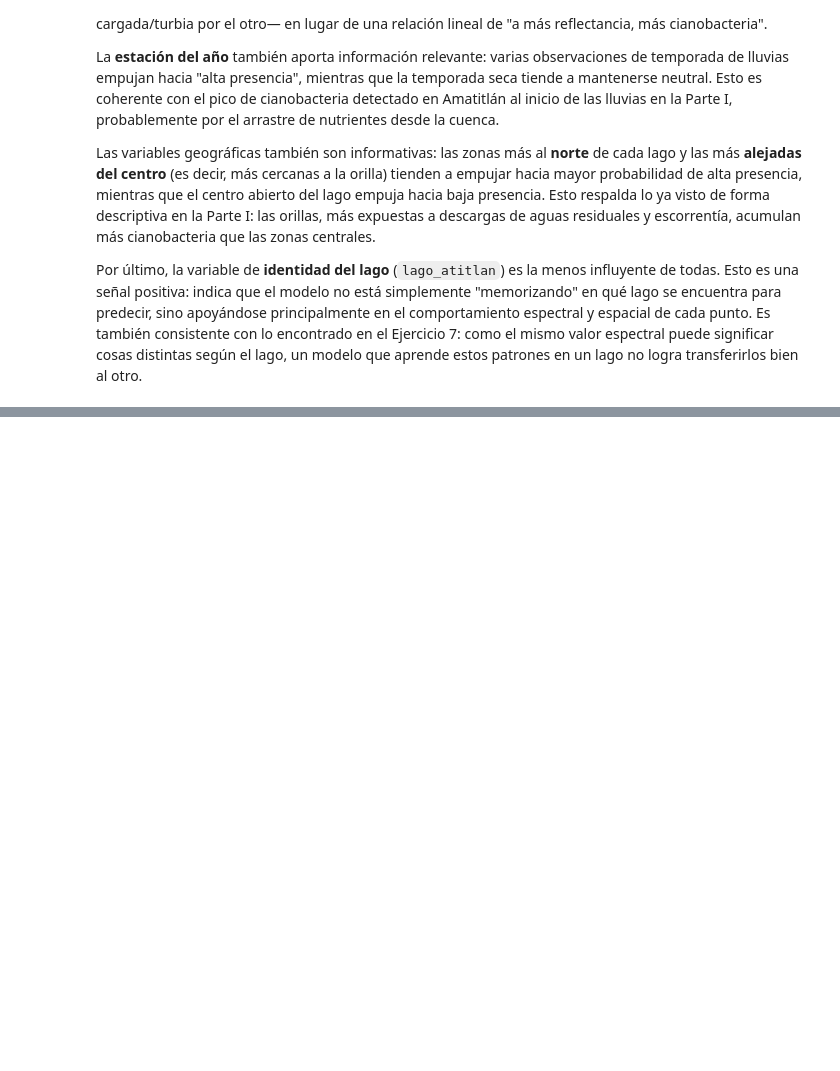
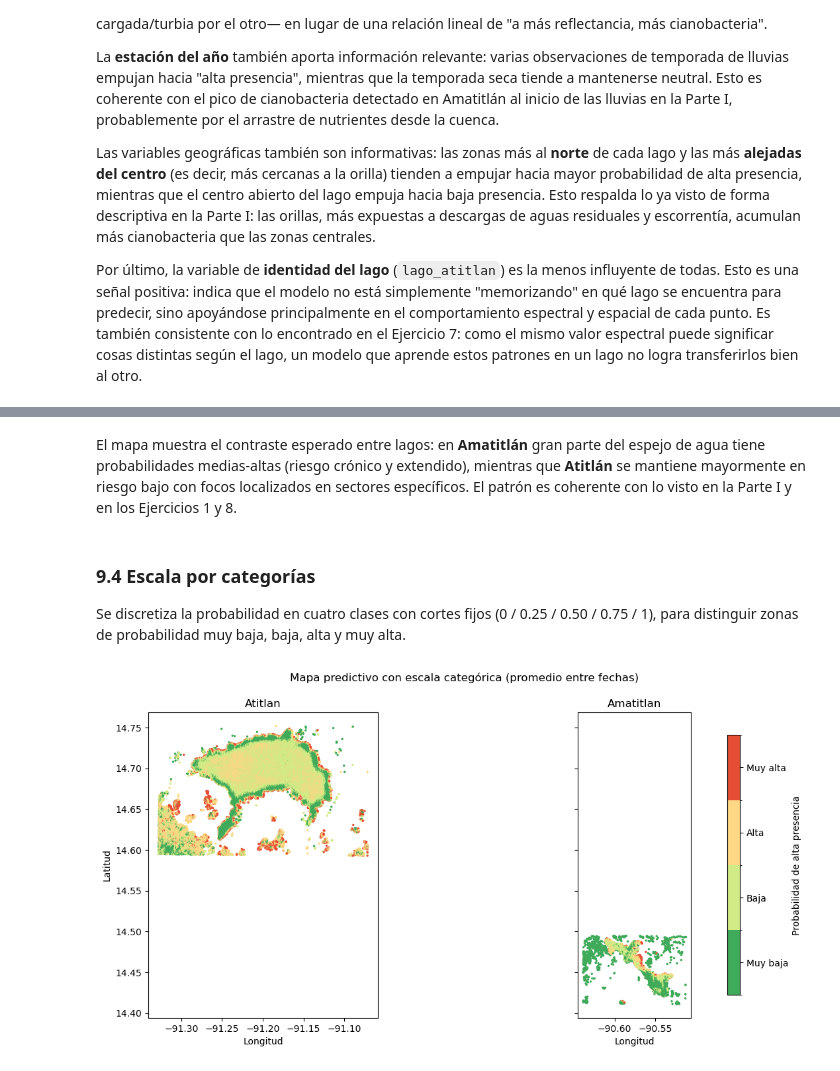
Before and after one commit to Ikeel04/Labs-DS, a Jupyter notebook: Lab4/Laboratorio4_Parte2.ipynb, the cells around one changed output, grey strips where cells are left out. Drawn from its saved outputs; the diff is of its cells as text; code cells hidden in the pictures; blank space fills up the shorter version.

```diff
--- a/Lab4/Laboratorio4_Parte2.ipynb
+++ b/Lab4/Laboratorio4_Parte2.ipynb
@@ -1354,0 +1390,31 @@ lago no logra transferirlos bien al otro.
+# %% [markdown]
+El mapa muestra el contraste esperado entre lagos: en **Amatitlán** gran parte del espejo de agua tiene probabilidades medias-altas (riesgo crónico y extendido), mientras que **Atitlán** se mantiene mayormente en riesgo bajo con focos localizados en sectores específicos. El patrón es coherente con lo visto en la Parte I y en los Ejercicios 1 y 8.
+# %% [markdown]
+### 9.4 Escala por categorías
+
+Se discretiza la probabilidad en cuatro clases con cortes fijos (0 / 0.25 / 0.50 / 0.75 / 1), para distinguir zonas de probabilidad muy baja, baja, alta y muy alta.
+# %%
+from matplotlib.colors import BoundaryNorm, ListedColormap
+
+cortes = [0, 0.25, 0.50, 0.75, 1.0]
+cmap = ListedColormap(plt.get_cmap("RdYlGn_r")(np.linspace(0.15, 0.85, 4)))
+norm = BoundaryNorm(cortes, cmap.N)
+
+fig, axes = plt.subplots(1, 2, figsize=(14, 6), sharey=True)
+for ax, lago in zip(axes, ["atitlan", "amatitlan"]):
+    sub = prob_map[prob_map["lago"] == lago]
+    sc = ax.scatter(sub["lon"], sub["lat"], c=sub["prob_alta"],
+                    cmap=cmap, norm=norm, s=2)
+    ax.set_title(lago.capitalize())
+    ax.set_xlabel("Longitud")
+    ax.set_aspect("equal")
+axes[0].set_ylabel("Latitud")
+cbar = fig.colorbar(sc, ax=axes.tolist(), shrink=0.85,
+                     ticks=[0.125, 0.375, 0.625, 0.875])
+cbar.ax.set_yticklabels(["Muy baja", "Baja", "Alta", "Muy alta"])
+cbar.set_label("Probabilidad de alta presencia")
+fig.suptitle("Mapa predictivo con escala categórica (promedio entre fechas)")
+plt.savefig("data/mapa_probabilidad_categorias.png")
+plt.show()
+# %% [output]
+[figure, added]
```
Also changed, not shown: parts of 26 cells of this notebook, 11 other files.
